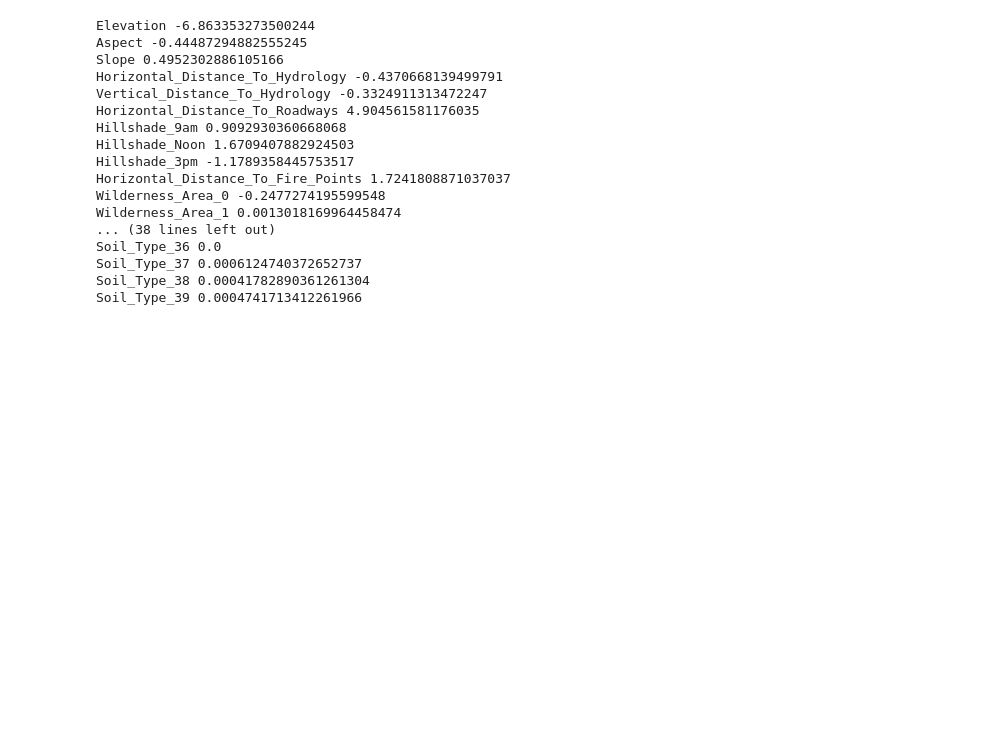
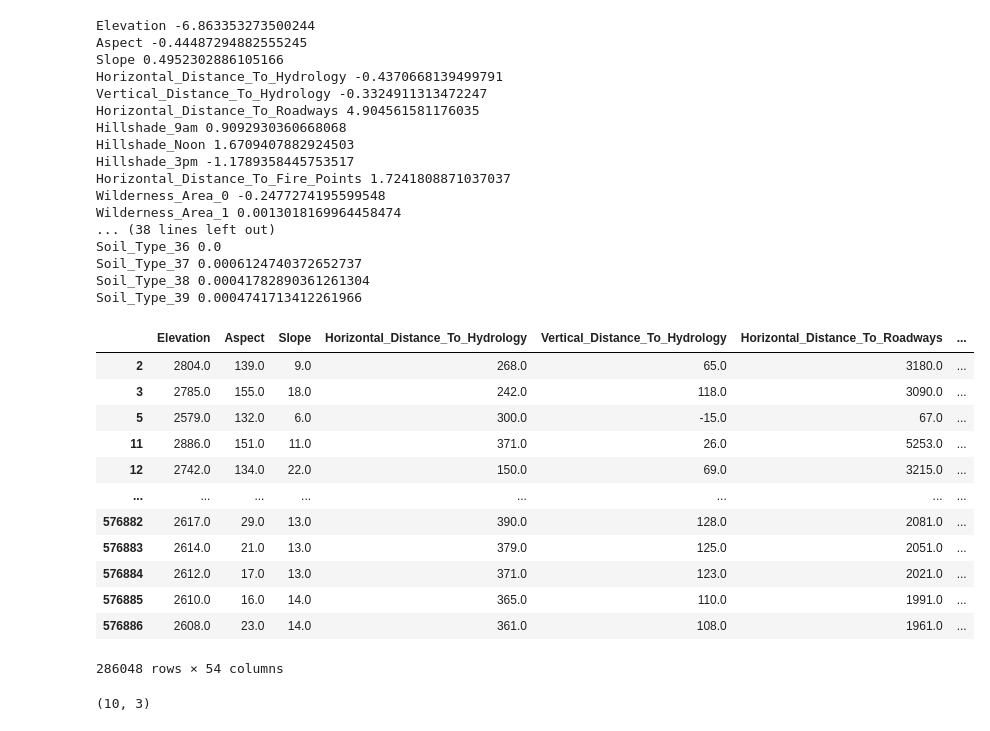
Before and after one commit to kulikofff/Data-Analytics-2023-V2, a Jupyter notebook: ML DA may 2023/08 Scikit.ipynb, the cells around one changed output. Saved outputs shown, nothing was run; the diff lists cells and outputs as text; code cells hidden in the pictures; blank space fills up the shorter version.

```diff
--- a/ML DA may 2023/08 Scikit.ipynb
+++ b/ML DA may 2023/08 Scikit.ipynb
@@ -429,0 +443,16 @@ Soil_Type_39 0.0004741713412261966
+# %%
+X
+# %% [output]
+|  | Elevation | Aspect | Slope | Horizontal_Distance_To_Hydrology | Vertical_Distance_To_Hydrology | Horizontal_Distance_To_Roadways | ... |
+| 2 | 2804.0 | 139.0 | 9.0 | 268.0 | 65.0 | 3180.0 | ... |
+| 3 | 2785.0 | 155.0 | 18.0 | 242.0 | 118.0 | 3090.0 | ... |
+| 5 | 2579.0 | 132.0 | 6.0 | 300.0 | -15.0 | 67.0 | ... |
+| 11 | 2886.0 | 151.0 | 11.0 | 371.0 | 26.0 | 5253.0 | ... |
+| 12 | 2742.0 | 134.0 | 22.0 | 150.0 | 69.0 | 3215.0 | ... |
+| ... | ... | ... | ... | ... | ... | ... | ... |
+| 576882 | 2617.0 | 29.0 | 13.0 | 390.0 | 128.0 | 2081.0 | ... |
+| 576883 | 2614.0 | 21.0 | 13.0 | 379.0 | 125.0 | 2051.0 | ... |
+| 576884 | 2612.0 | 17.0 | 13.0 | 371.0 | 123.0 | 2021.0 | ... |
+| 576885 | 2610.0 | 16.0 | 14.0 | 365.0 | 110.0 | 1991.0 | ... |
+| 576886 | 2608.0 | 23.0 | 14.0 | 361.0 | 108.0 | 1961.0 | ... |
+286048 rows × 54 columns
@@ -429,0 +466,4 @@ Soil_Type_39 0.0004741713412261966
+# %%
+toy_data.shape
+# %% [output]
+(10, 3)
```
Also changed, not shown: parts of 19 cells of this notebook.
